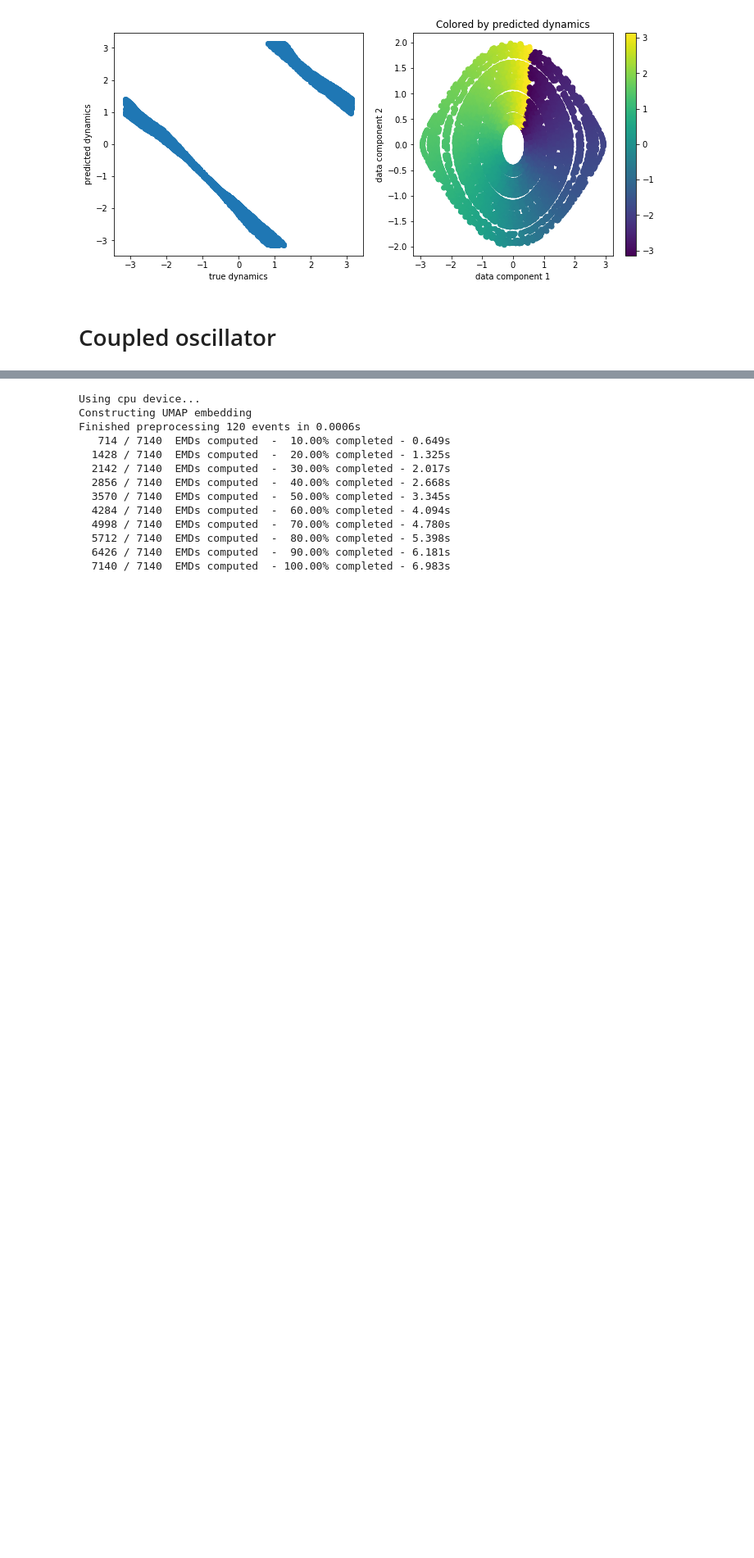
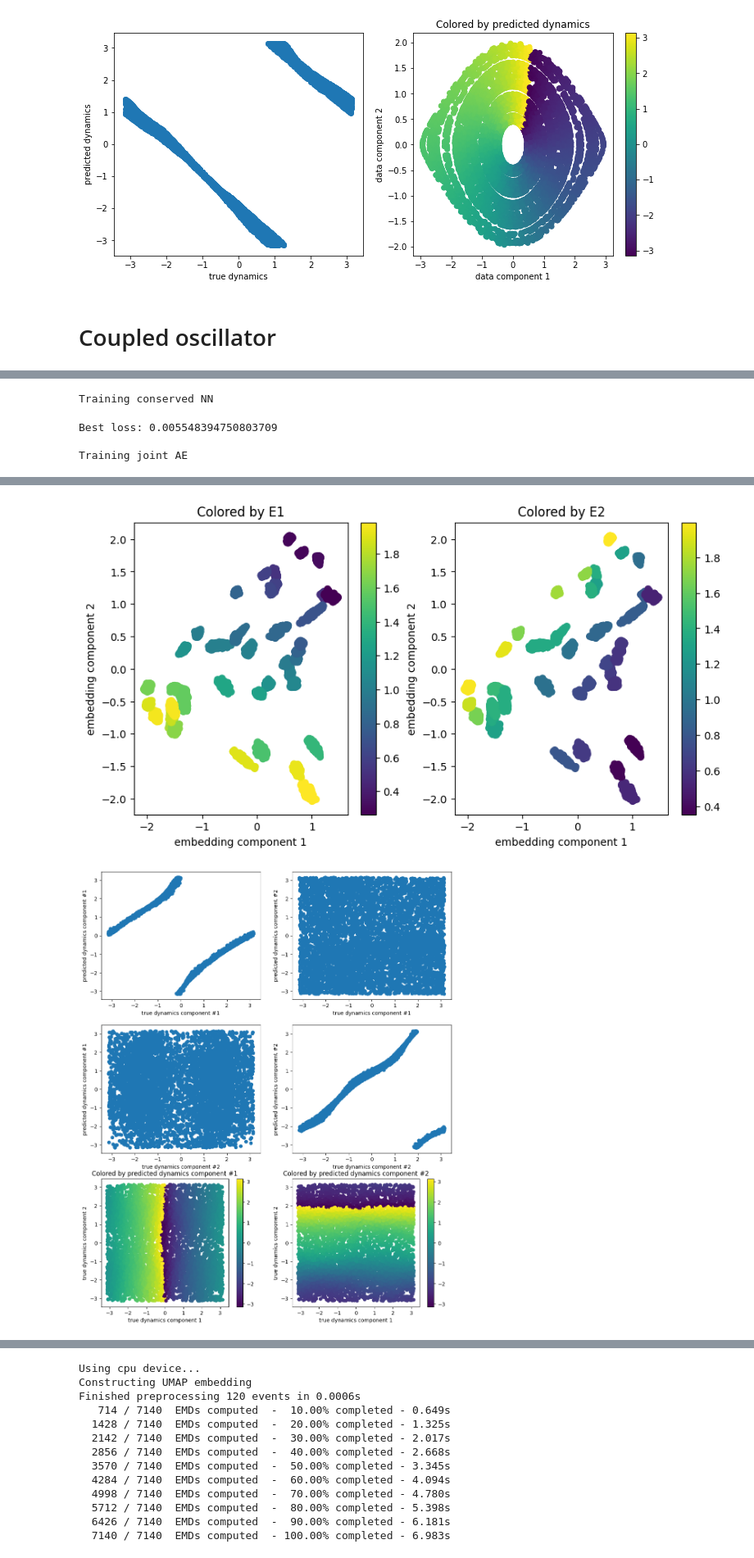
Before and after one commit to waleko/ai-prentice-conservation-laws, a Jupyter notebook: joint autoencoders.ipynb, the cells around one changed output, grey strips where cells are left out. Shown at 82% size. Drawn from its saved outputs; the diff is of its cells as text; code cells hidden in the pictures; blank space fills up the shorter version.

```diff
--- a/joint autoencoders.ipynb
+++ b/joint autoencoders.ipynb
@@ -158,0 +216,12 @@ Best loss: 0.00043046026257798076
+# %%
+joint_ae_args = {
+    "intermediate_dim": 64,
+    "intermediate_layers": 4,
+    "projection": get_torus_projection()
+}
+# suite_co = JointAutoencoderSuite(experiments.CoupledOscillator, joint_ae_args=joint_ae_args, criterion_ae=probabilistic_loss_joint_ae)
+lam = 1e-4
+criterion_ae = CombinedLoss([MSELoss(), JointAEOrthogonalityLoss(lam=lam), JointAEOrthogonalityLoss(lam=lam)])
+suite_co = JointAutoencoderSuite(experiments.CoupledOscillator, joint_ae_args=joint_ae_args, criterion_ae=criterion_ae)
+conserved_co, joint_ae_co = suite_co.train_all(save=False, extract_dynamics=co_dynamics)
+# %% [output]
@@ -158,0 +241,4 @@ Best loss: 0.00043046026257798076
+Training conserved NN
+Best loss: 0.005548394750803709
+
+Training joint AE
@@ -158,0 +246,2 @@ Best loss: 0.00043046026257798076
+[figure, added]
+[figure, added]
```
Also changed, not shown: parts of 7 cells of this notebook, 10 other files.
